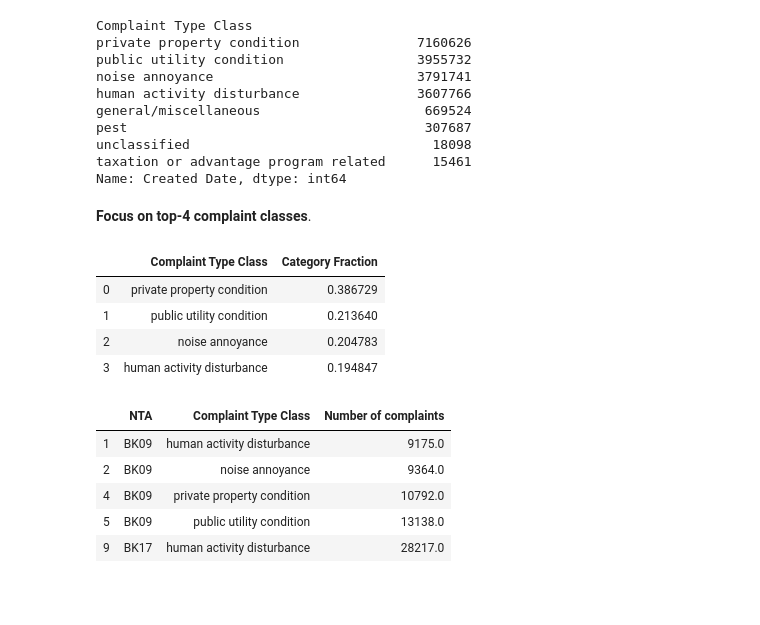
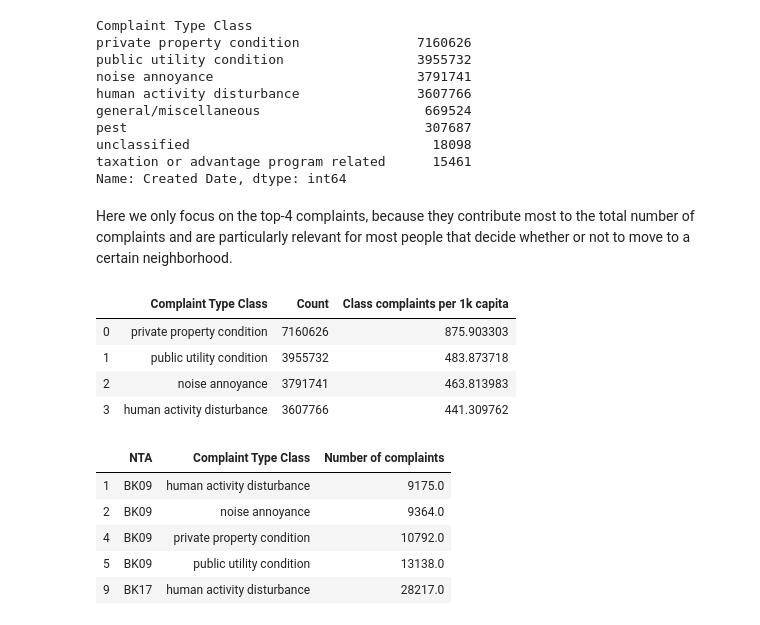
Before and after one commit to Battleman/Squada, a Jupyter notebook: ranking_ntas.ipynb, the cells around one changed output. Drawn from its saved outputs; the diff is of its cells as text; code cells hidden in the pictures; blank space fills up the shorter version.

```diff
--- a/ranking_ntas.ipynb
+++ b/ranking_ntas.ipynb
@@ -300,5 +391,3 @@ pest                                      307687
 unclassified                               18098
 taxation or advantage program related      15461
 Name: Created Date, dtype: int64
-# %% [markdown]
-**Focus on top-4 complaint classes**.
@@ -311,11 +394,17 @@ complaint_fraction = complaint_fraction.reset_index() \
-# %%
-complaint_fraction
-# %% [output]
-|  | Complaint Type Class | Category Fraction |
-| 0 | private property condition | 0.386729 |
-| 1 | public utility condition | 0.213640 |
-| 2 | noise annoyance | 0.204783 |
-| 3 | human activity disturbance | 0.194847 |
+# %% [markdown]
+Here we only focus on the top-4 complaints, because they contribute most to the total number of complaints and are particularly relevant for most people that decide whether or not to move to a certain neighborhood.
+# %%
+selected_classes = complaint_type_classes.index.tolist()[:4]
+complaint_type_classes = complaint_type_classes[selected_classes].reset_index() \
+                                                                 .rename(columns={"Created Date": "Count"})
+complaint_type_classes["Class complaints per 1k capita"] = 1000 * complaint_type_classes["Count"] / total_population
+complaint_type_classes.head()
+# %% [output]
+|  | Complaint Type Class | Count | Class complaints per 1k capita |
+| 0 | private property condition | 7160626 | 875.903303 |
+| 1 | public utility condition | 3955732 | 483.873718 |
+| 2 | noise annoyance | 3791741 | 463.813983 |
+| 3 | human activity disturbance | 3607766 | 441.309762 |
 # %%
 nta_complaints_per_class = df_311[df_311["Complaint Type Class"].isin(selected_classes)] \
                                  .groupby(["NTA", "Complaint Type Class"]) \
```
Also changed, not shown: parts of 23 cells of this notebook, 1 other file.
